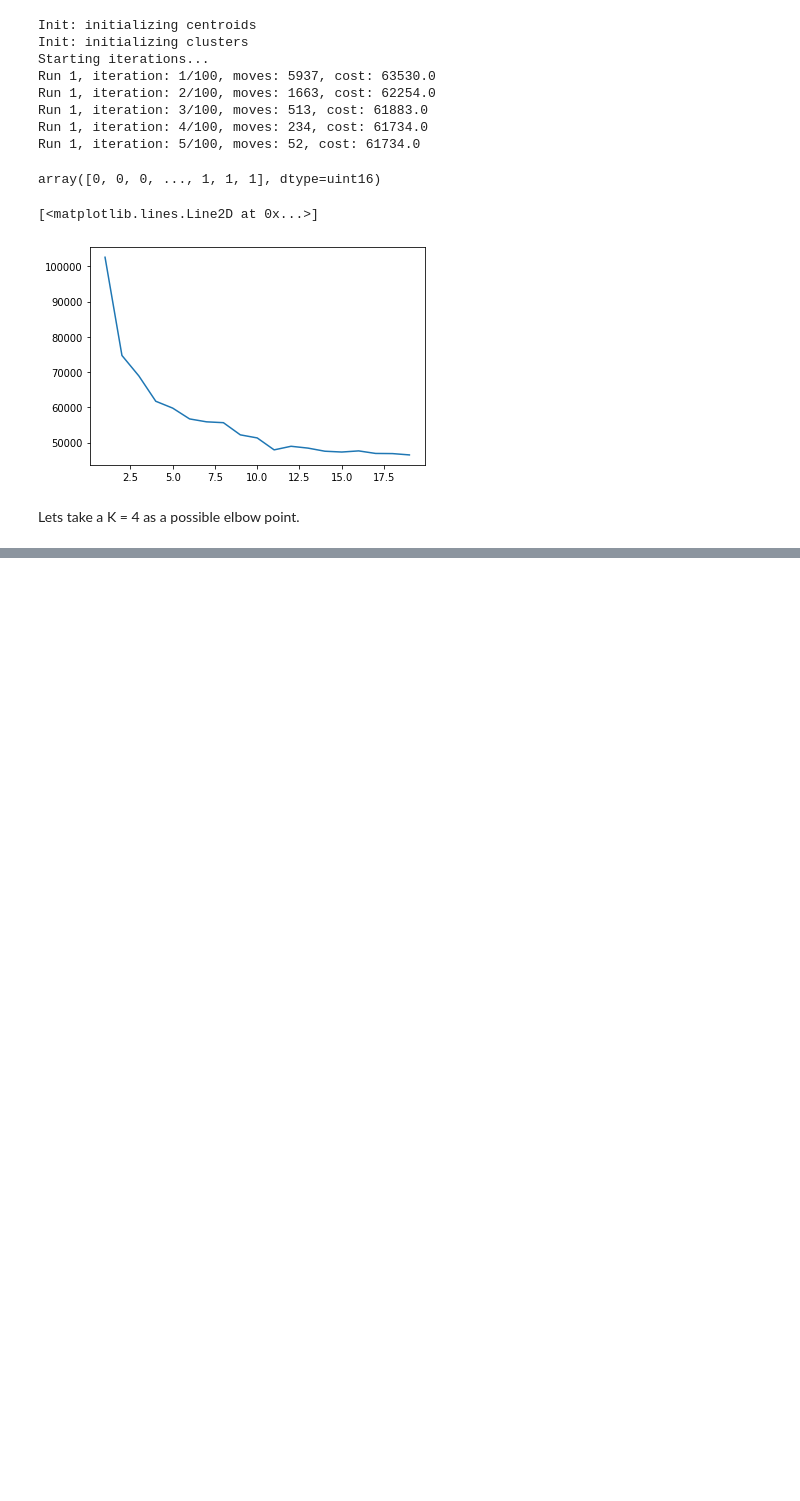
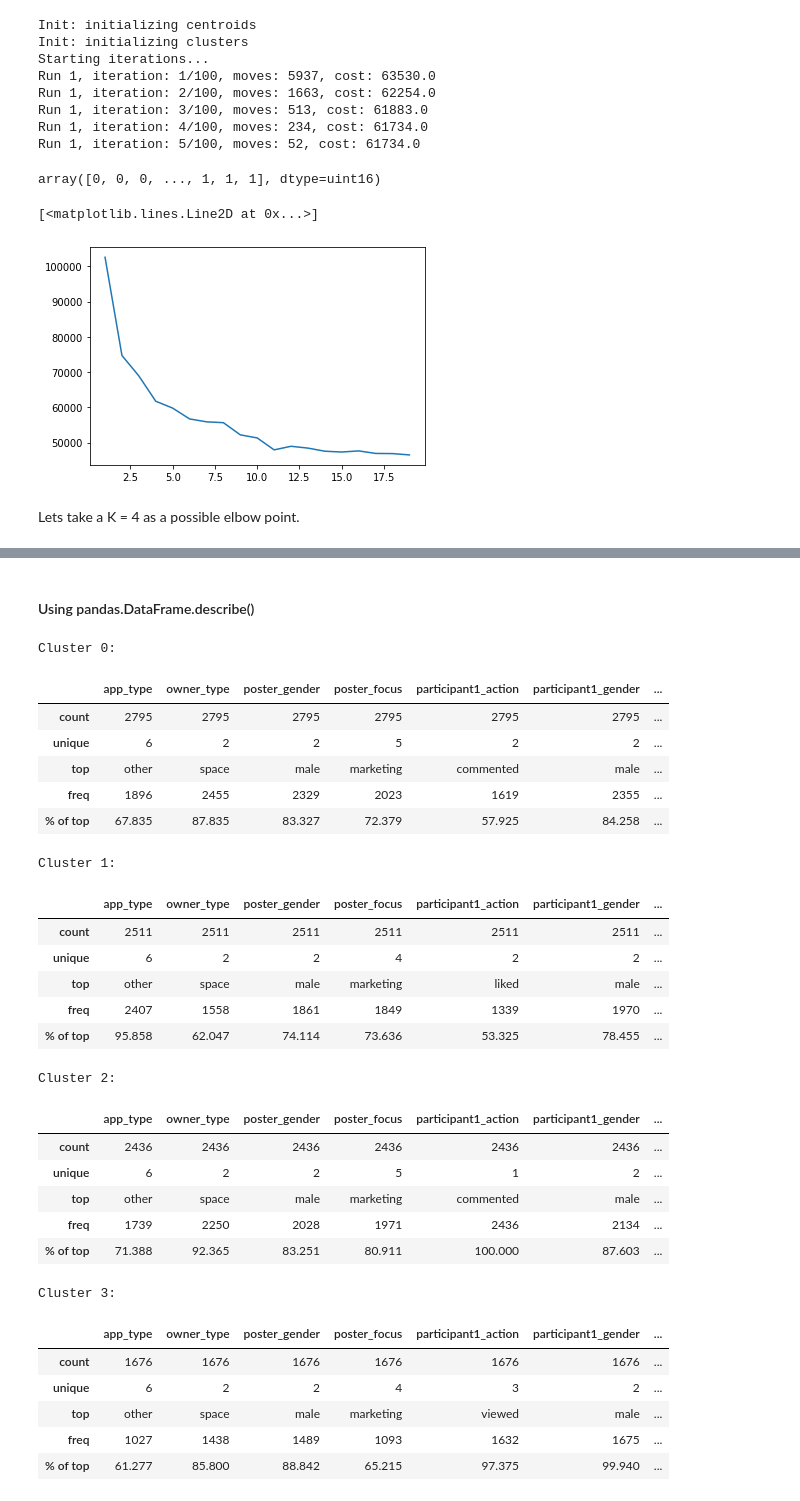
Before and after one commit to dmkirichen/unsup-news-relevancy, a Jupyter notebook: unsupervised_kmodes.ipynb, the cells around one changed output, grey strips where cells are left out. Drawn from its saved outputs; the diff is of its cells as text; code cells hidden in the pictures; blank space fills up the shorter version.

```diff
--- a/unsupervised_kmodes.ipynb
+++ b/unsupervised_kmodes.ipynb
@@ -5,6 +5,7 @@ import matplotlib
 import matplotlib.pyplot as plt
 import seaborn as sns
 
+from sklearn.preprocessing import OneHotEncoder
 from kmodes.kmodes import KModes
 from pprint import pprint
 
@@ -13,6 +14,7 @@ import warnings
 warnings.filterwarnings('ignore')
 
 %matplotlib inline
+pd.set_option('display.max_columns', 100)
 # %%
 !ls | grep .csv
 # %% [output]
@@ -165,0 +184,5 @@ Lets take a K = 4 as a possible elbow point.
+# %%
+final_df = cat_train_df.copy()
+final_df['cluster'] = clusters
+final_df['rank'] = train_orig_df['rank']
+final_df.head()
@@ -165,0 +282,38 @@ Lets take a K = 4 as a possible elbow point.
+# %% [markdown]
+#### Using pandas.DataFrame.describe()
+# %%
+for i in range(np.max(final_df['cluster']) + 1):
+    print("Cluster {}:".format(i))
+    summary = final_df[final_df['cluster'] == i].drop(['cluster', 'rank'], axis=1).describe(include='all').T
+    #display(summary)
+    summary['% of top'] = summary.apply(lambda row: '{:.3f}'.format(row['freq'] * 100 / row['count']), axis=1)
+    display(summary.T)
+# %% [output]
+Cluster 0:
+|  | app_type | owner_type | poster_gender | poster_focus | participant1_action | participant1_gender | ... |
+| count | 2795 | 2795 | 2795 | 2795 | 2795 | 2795 | ... |
+| unique | 6 | 2 | 2 | 5 | 2 | 2 | ... |
+| top | other | space | male | marketing | commented | male | ... |
+| freq | 1896 | 2455 | 2329 | 2023 | 1619 | 2355 | ... |
+| % of top | 67.835 | 87.835 | 83.327 | 72.379 | 57.925 | 84.258 | ... |
+Cluster 1:
+|  | app_type | owner_type | poster_gender | poster_focus | participant1_action | participant1_gender | ... |
+| count | 2511 | 2511 | 2511 | 2511 | 2511 | 2511 | ... |
+| unique | 6 | 2 | 2 | 4 | 2 | 2 | ... |
+| top | other | space | male | marketing | liked | male | ... |
+| freq | 2407 | 1558 | 1861 | 1849 | 1339 | 1970 | ... |
+| % of top | 95.858 | 62.047 | 74.114 | 73.636 | 53.325 | 78.455 | ... |
+Cluster 2:
+|  | app_type | owner_type | poster_gender | poster_focus | participant1_action | participant1_gender | ... |
+| count | 2436 | 2436 | 2436 | 2436 | 2436 | 2436 | ... |
+| unique | 6 | 2 | 2 | 5 | 1 | 2 | ... |
+| top | other | space | male | marketing | commented | male | ... |
+| freq | 1739 | 2250 | 2028 | 1971 | 2436 | 2134 | ... |
+| % of top | 71.388 | 92.365 | 83.251 | 80.911 | 100.000 | 87.603 | ... |
+Cluster 3:
+|  | app_type | owner_type | poster_gender | poster_focus | participant1_action | participant1_gender | ... |
+| count | 1676 | 1676 | 1676 | 1676 | 1676 | 1676 | ... |
+| unique | 6 | 2 | 2 | 4 | 3 | 2 | ... |
+| top | other | space | male | marketing | viewed | male | ... |
+| freq | 1027 | 1438 | 1489 | 1093 | 1632 | 1675 | ... |
+| % of top | 61.277 | 85.800 | 88.842 | 65.215 | 97.375 | 99.940 | ... |
```
Also changed, not shown: parts of 17 cells of this notebook, 2 other files.
